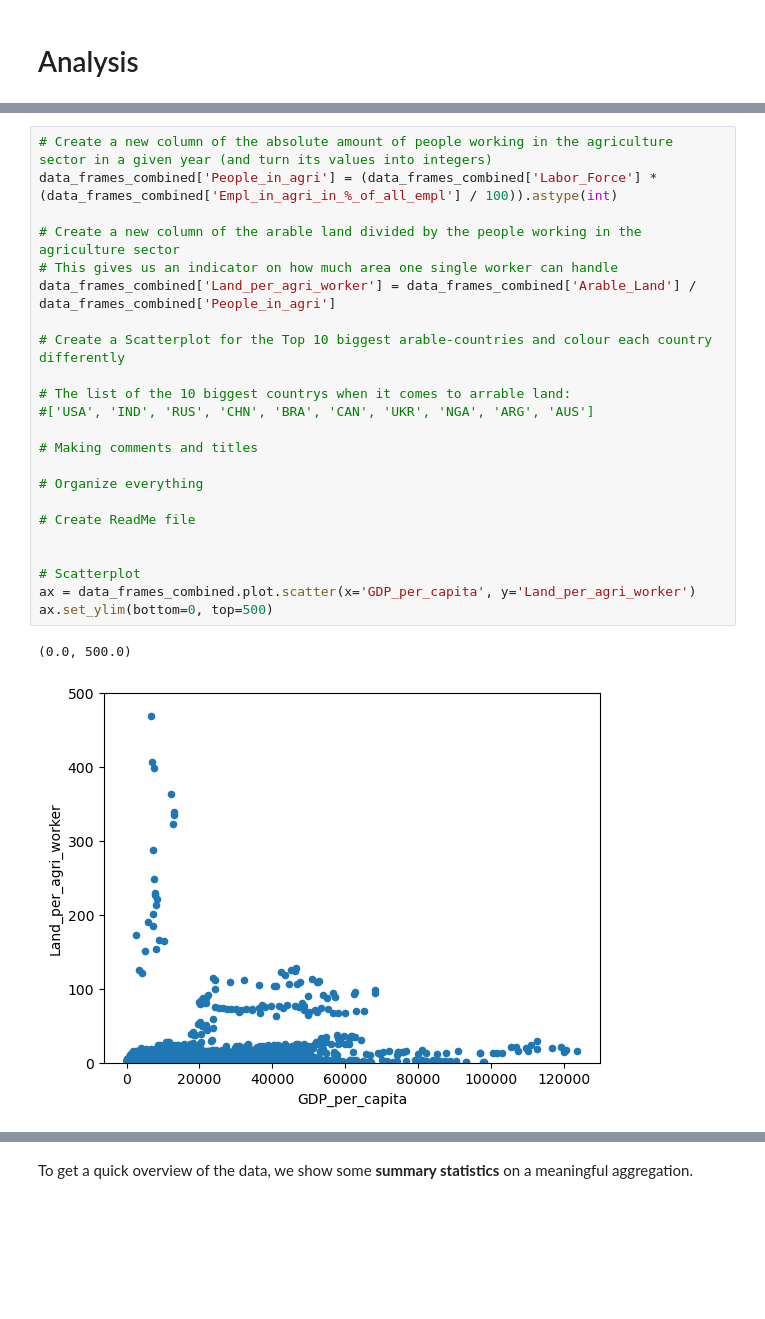
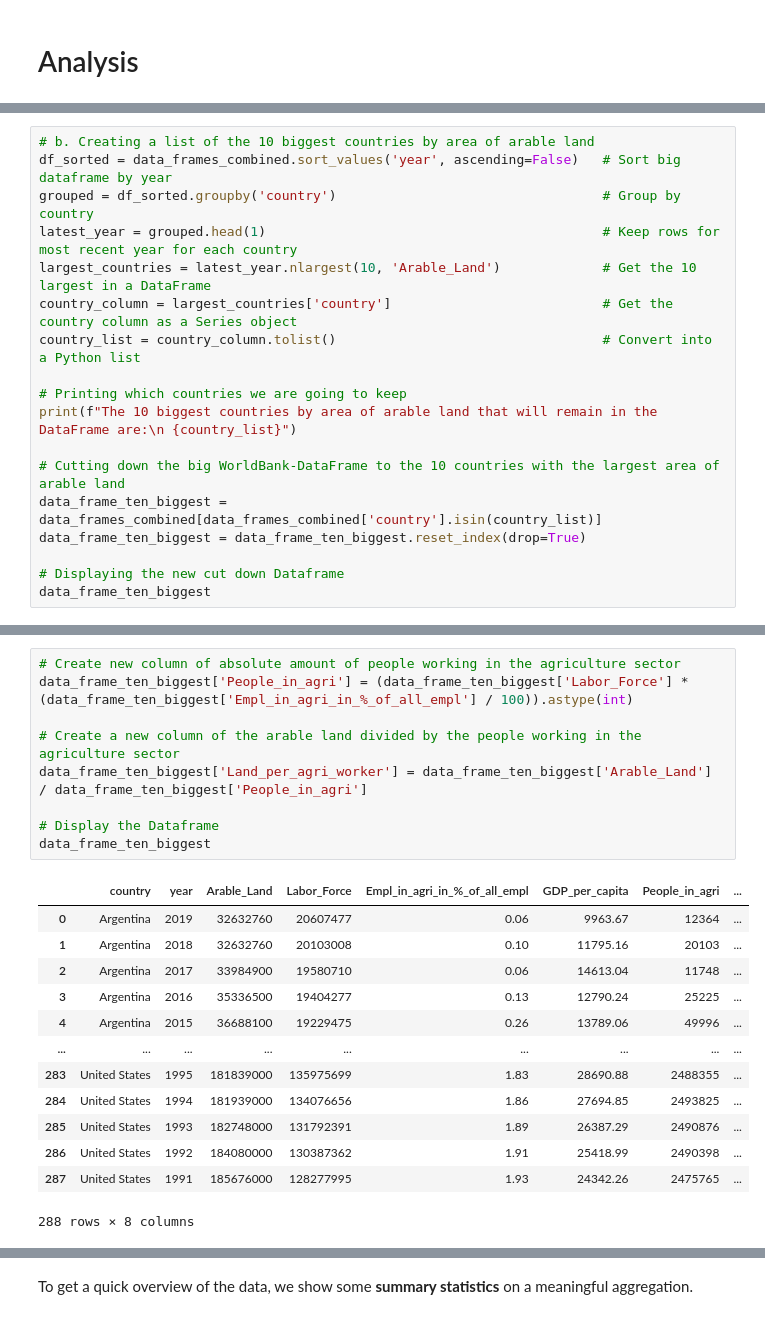
Before and after one commit to NumEconCopenhagen/projects-2023-shashi-buhle, a Jupyter notebook: dataproject/dataproject.ipynb, the cells around one changed output, grey strips where cells are left out. Saved outputs shown, nothing was run; the diff lists cells and outputs as text; blank space fills up the shorter version.

Commit message:
Beginning of last part. plot missing

```diff
--- a/dataproject/dataproject.ipynb
+++ b/dataproject/dataproject.ipynb
@@ -169,3 +171,21 @@ data_frames_combined['GDP_per_capita'] = data_frames_combined['GDP_per_capita'].
 data_frames_combined['Arable_Land'] = data_frames_combined['Arable_Land'].str.replace(' ha','').astype(int)
 # %% [output]
 The default value of regex will change from True to False in a future version. In addition, single character regular expressions will *not* be treated as literal strings when regex=True.
+# %%
+# b. Creating a list of the 10 biggest countries by area of arable land
+df_sorted = data_frames_combined.sort_values('year', ascending=False)   # Sort big dataframe by year
+grouped = df_sorted.groupby('country')                                  # Group by country
+latest_year = grouped.head(1)                                           # Keep rows for most recent year for each country
+largest_countries = latest_year.nlargest(10, 'Arable_Land')             # Get the 10 largest in a DataFrame
+country_column = largest_countries['country']                           # Get the country column as a Series object
+country_list = country_column.tolist()                                  # Convert into a Python list
+
+# Printing which countries we are going to keep
+print(f"The 10 biggest countries by area of arable land that will remain in the DataFrame are:\n {country_list}")
+
+# Cutting down the big WorldBank-DataFrame to the 10 countries with the largest area of arable land
+data_frame_ten_biggest = data_frames_combined[data_frames_combined['country'].isin(country_list)]
+data_frame_ten_biggest = data_frame_ten_biggest.reset_index(drop=True)
+
+# Displaying the new cut down Dataframe
+data_frame_ten_biggest
@@ -172,26 +214,23 @@ The default value of regex will change from True to False in a future version. I
 # %%
-# Create a new column of the absolute amount of people working in the agriculture sector in a given year (and turn its values into integers)
-data_frames_combined['People_in_agri'] = (data_frames_combined['Labor_Force'] * (data_frames_combined['Empl_in_agri_in_%_of_all_empl'] / 100)).astype(int)
+# Create new column of absolute amount of people working in the agriculture sector
+data_frame_ten_biggest['People_in_agri'] = (data_frame_ten_biggest['Labor_Force'] * (data_frame_ten_biggest['Empl_in_agri_in_%_of_all_empl'] / 100)).astype(int)
 
 # Create a new column of the arable land divided by the people working in the agriculture sector
-# This gives us an indicator on how much area one single worker can handle
-data_frames_combined['Land_per_agri_worker'] = data_frames_combined['Arable_Land'] / data_frames_combined['People_in_agri']
+data_frame_ten_biggest['Land_per_agri_worker'] = data_frame_ten_biggest['Arable_Land'] / data_frame_ten_biggest['People_in_agri']
 
-# Create a Scatterplot for the Top 10 biggest arable-countries and colour each country differently
-
-# The list of the 10 biggest countrys when it comes to arrable land:
-#['USA', 'IND', 'RUS', 'CHN', 'BRA', 'CAN', 'UKR', 'NGA', 'ARG', 'AUS']
-
-# Making comments and titles
-
-# Organize everything
-
-# Create ReadMe file
-
-
-# Scatterplot
-ax = data_frames_combined.plot.scatter(x='GDP_per_capita', y='Land_per_agri_worker')
-ax.set_ylim(bottom=0, top=500)
+# Display the Dataframe
+data_frame_ten_biggest
 # %% [output]
+|  | country | year | Arable_Land | Labor_Force | Empl_in_agri_in_%_of_all_empl | GDP_per_capita | People_in_agri | ... |
+| 0 | Argentina | 2019 | 32632760 | 20607477 | 0.06 | 9963.67 | 12364 | ... |
+| 1 | Argentina | 2018 | 32632760 | 20103008 | 0.10 | 11795.16 | 20103 | ... |
+| 2 | Argentina | 2017 | 33984900 | 19580710 | 0.06 | 14613.04 | 11748 | ... |
+| 3 | Argentina | 2016 | 35336500 | 19404277 | 0.13 | 12790.24 | 25225 | ... |
+| 4 | Argentina | 2015 | 36688100 | 19229475 | 0.26 | 13789.06 | 49996 | ... |
+| ... | ... | ... | ... | ... | ... | ... | ... | ... |
+| 283 | United States | 1995 | 181839000 | 135975699 | 1.83 | 28690.88 | 2488355 | ... |
+| 284 | United States | 1994 | 181939000 | 134076656 | 1.86 | 27694.85 | 2493825 | ... |
+| 285 | United States | 1993 | 182748000 | 131792391 | 1.89 | 26387.29 | 2490876 | ... |
+| 286 | United States | 1992 | 184080000 | 130387362 | 1.91 | 25418.99 | 2490398 | ... |
+| 287 | United States | 1991 | 185676000 | 128277995 | 1.93 | 24342.26 | 2475765 | ... |
-(0.0, 500.0)
+288 rows × 8 columns
-[figure, removed]
```
Also changed, not shown: parts of 7 cells of this notebook.
